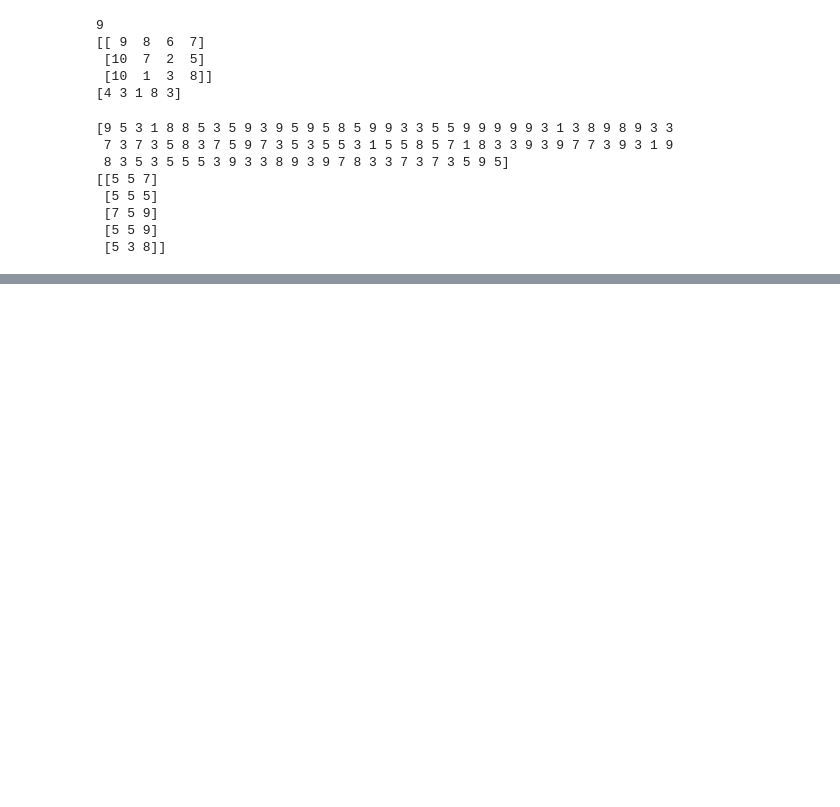
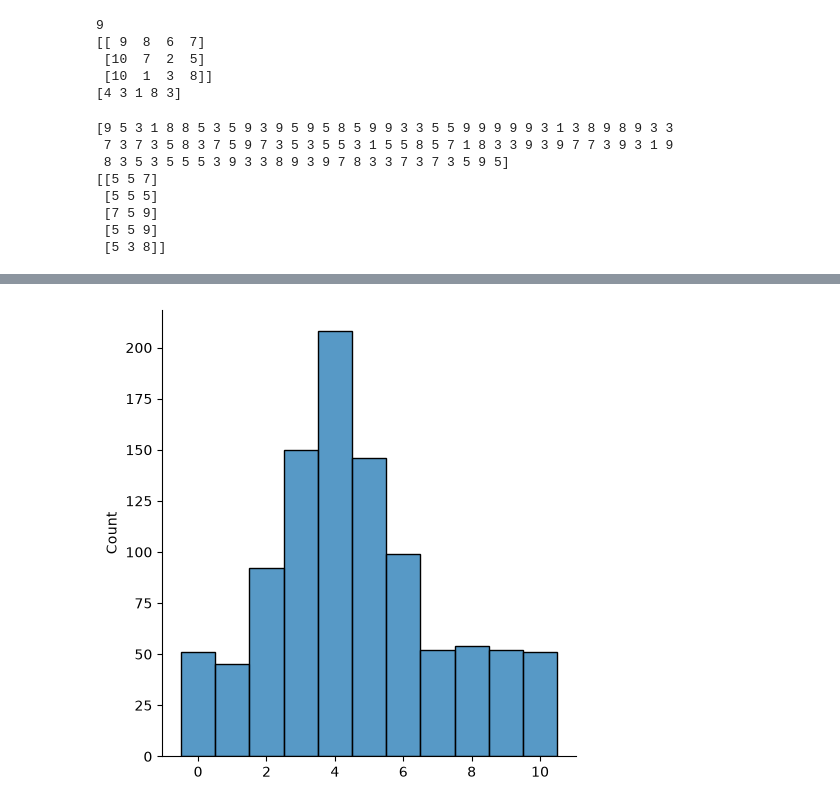
Before and after one commit to SystemByZ/ostad-data-science-course, a Jupyter notebook: module-05/numpy_tutorial.ipynb, the cells around one changed output, grey strips where cells are left out. Drawn from its saved outputs; the diff is of its cells as text; code cells hidden in the pictures; blank space fills up the shorter version.

```diff
--- a/module-05/numpy_tutorial.ipynb
+++ b/module-05/numpy_tutorial.ipynb
@@ -738,0 +764,16 @@ print(x)
+# %%
+import matplotlib.pyplot as plt
+import numpy as np
+import seaborn as sns
+
+# Generate 1000 random samples using custom probabilities
+values = [0, 1, 2, 3, 4, 5,6,7,8,9,10]
+probabilities = [0.05, 0.05, 0.10, 0.15, 0.20, 0.15, 0.10, 0.05, 0.05, 0.05, 0.05]  # Sums to 1.0
+
+data = np.random.choice(values, p=probabilities, size=1000)
+
+# Plot the sampled data
+sns.displot(data, discrete=True)
+plt.show()
+# %% [output]
+[figure, added]
```
Also changed, not shown: parts of 15 cells of this notebook.
